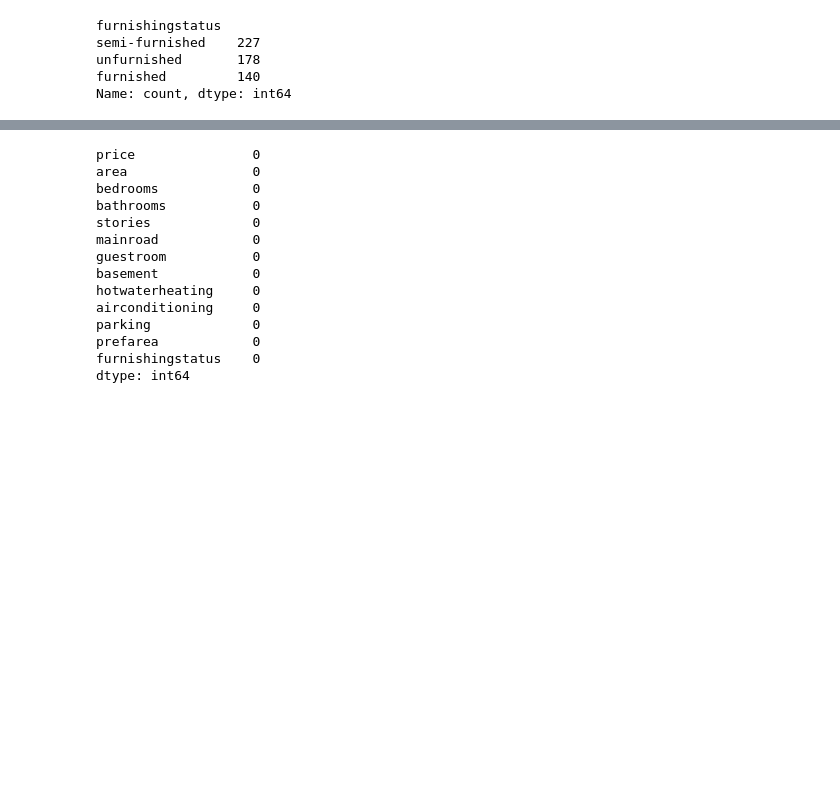
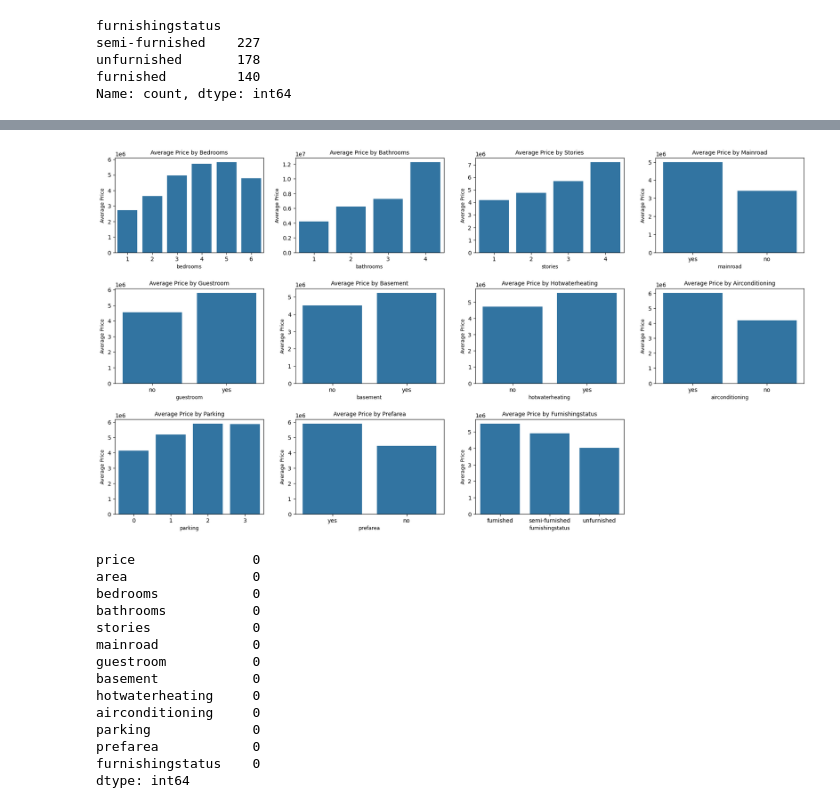
Before and after one commit to AshvittaS/House-Price-prediction, a Jupyter notebook: house-Price.ipynb, the cells around one changed output, grey strips where cells are left out. Saved outputs shown, nothing was run; the diff lists cells and outputs as text; code cells hidden in the pictures; blank space fills up the shorter version.

```diff
--- a/house-Price.ipynb
+++ b/house-Price.ipynb
@@ -63,3 +79,18 @@ Name: count, dtype: int64
+# %%
+#how each feature affect the price
+plt.figure(figsize=(18, 10))
+plotnumber = 1
+for i in cols:
+    plt.subplot(3, 4, plotnumber)
+    plotnumber += 1
+    sns.barplot(data=df, x=i, y='price', estimator='mean',errorbar=None)
+    plt.xlabel(i, fontsize=9)
+    plt.ylabel('Average Price', fontsize=9)
+    plt.title(f'Average Price by {i.capitalize()}', fontsize=10)
+plt.tight_layout(pad=2.0)
+plt.show()
+# %% [output]
+[figure, added]
 # %%
 df.isnull().sum()
 # %% [output]
```
Also changed, not shown: parts of 16 cells of this notebook.
